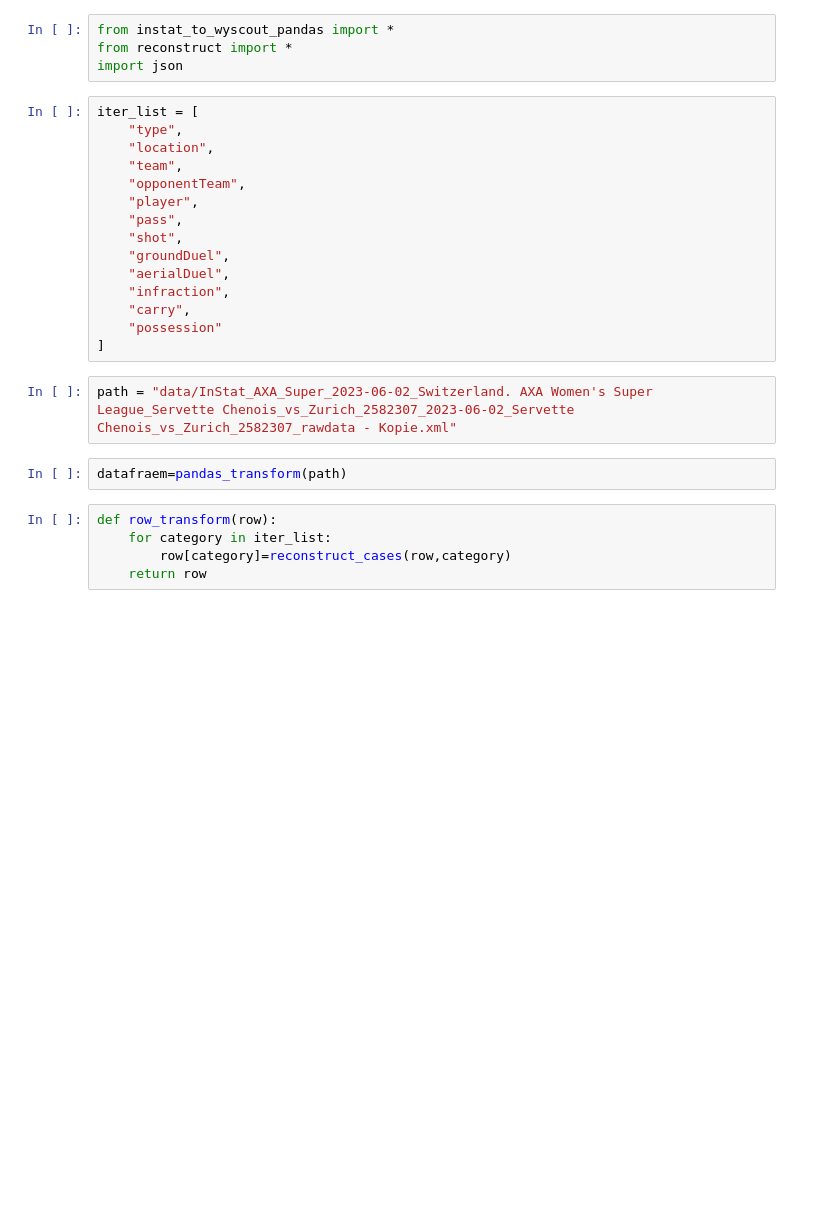
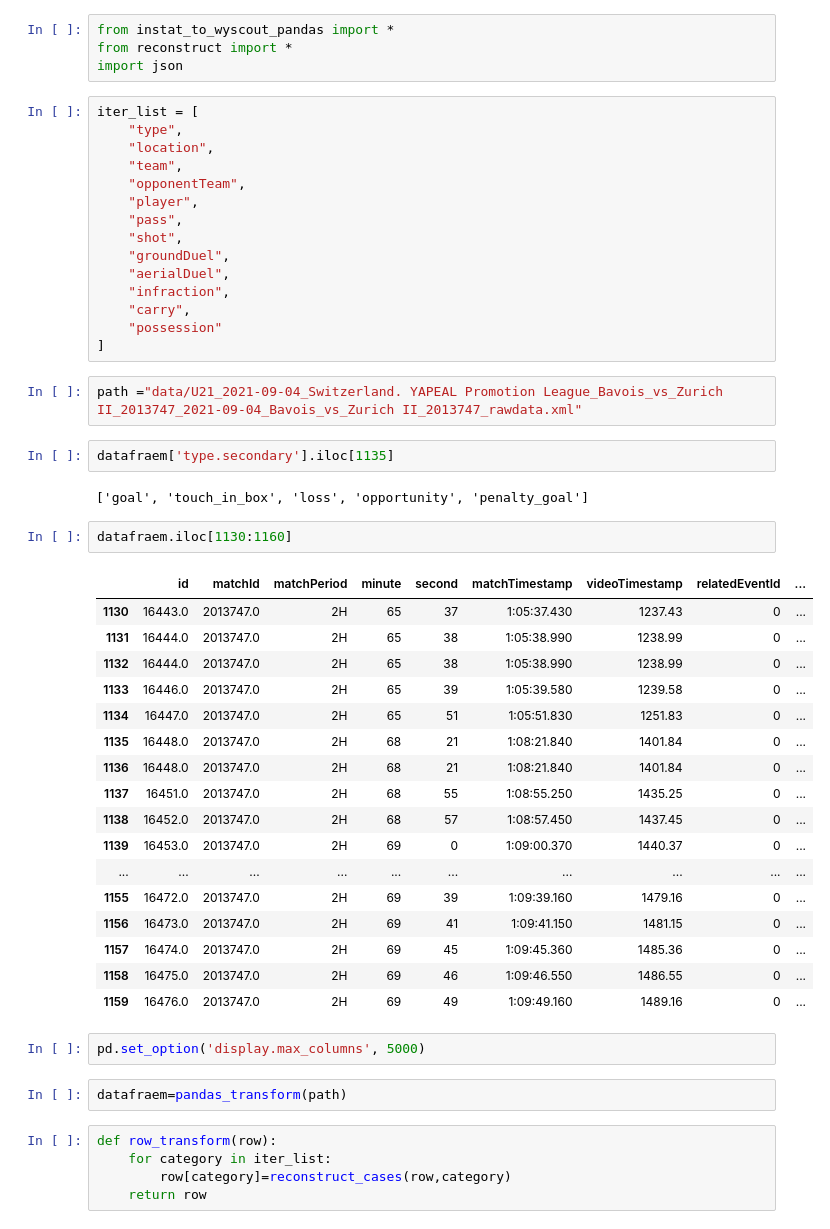
Before and after one commit to Rui1818/Instat_to_wyscout_data_transform, a Jupyter notebook: eee.ipynb, the cells around one changed output. Drawn from its saved outputs; the diff is of its cells as text; blank space fills up the shorter version.

```diff
--- a/eee.ipynb
+++ b/eee.ipynb
@@ -17,8 +17,34 @@ iter_list = [
     "carry",
     "possession"
 ]
-# %%
-path = "data/InStat_AXA_Super_2023-06-02_Switzerland. AXA Women's Super League_Servette Chenois_vs_Zurich_2582307_2023-06-02_Servette Chenois_vs_Zurich_2582307_rawdata - Kopie.xml"
+# %%
+path ="data/U21_2021-09-04_Switzerland. YAPEAL Promotion League_Bavois_vs_Zurich II_2013747_2021-09-04_Bavois_vs_Zurich II_2013747_rawdata.xml"
+# %%
+datafraem['type.secondary'].iloc[1135]
+# %% [output]
+['goal', 'touch_in_box', 'loss', 'opportunity', 'penalty_goal']
+# %%
+datafraem.iloc[1130:1160]
+# %% [output]
+|  | id | matchId | matchPeriod | minute | second | matchTimestamp | videoTimestamp | relatedEventId | ... |
+| 1130 | 16443.0 | 2013747.0 | 2H | 65 | 37 | 1:05:37.430 | 1237.43 | 0 | ... |
+| 1131 | 16444.0 | 2013747.0 | 2H | 65 | 38 | 1:05:38.990 | 1238.99 | 0 | ... |
+| 1132 | 16444.0 | 2013747.0 | 2H | 65 | 38 | 1:05:38.990 | 1238.99 | 0 | ... |
+| 1133 | 16446.0 | 2013747.0 | 2H | 65 | 39 | 1:05:39.580 | 1239.58 | 0 | ... |
+| 1134 | 16447.0 | 2013747.0 | 2H | 65 | 51 | 1:05:51.830 | 1251.83 | 0 | ... |
+| 1135 | 16448.0 | 2013747.0 | 2H | 68 | 21 | 1:08:21.840 | 1401.84 | 0 | ... |
+| 1136 | 16448.0 | 2013747.0 | 2H | 68 | 21 | 1:08:21.840 | 1401.84 | 0 | ... |
+| 1137 | 16451.0 | 2013747.0 | 2H | 68 | 55 | 1:08:55.250 | 1435.25 | 0 | ... |
+| 1138 | 16452.0 | 2013747.0 | 2H | 68 | 57 | 1:08:57.450 | 1437.45 | 0 | ... |
+| 1139 | 16453.0 | 2013747.0 | 2H | 69 | 0 | 1:09:00.370 | 1440.37 | 0 | ... |
+| ... | ... | ... | ... | ... | ... | ... | ... | ... | ... |
+| 1155 | 16472.0 | 2013747.0 | 2H | 69 | 39 | 1:09:39.160 | 1479.16 | 0 | ... |
+| 1156 | 16473.0 | 2013747.0 | 2H | 69 | 41 | 1:09:41.150 | 1481.15 | 0 | ... |
+| 1157 | 16474.0 | 2013747.0 | 2H | 69 | 45 | 1:09:45.360 | 1485.36 | 0 | ... |
+| 1158 | 16475.0 | 2013747.0 | 2H | 69 | 46 | 1:09:46.550 | 1486.55 | 0 | ... |
+| 1159 | 16476.0 | 2013747.0 | 2H | 69 | 49 | 1:09:49.160 | 1489.16 | 0 | ... |
+# %%
+pd.set_option('display.max_columns', 5000)
 # %%
 datafraem=pandas_transform(path)
 # %%
```
Also changed, not shown: parts of 2 cells of this notebook, 7 other files.
